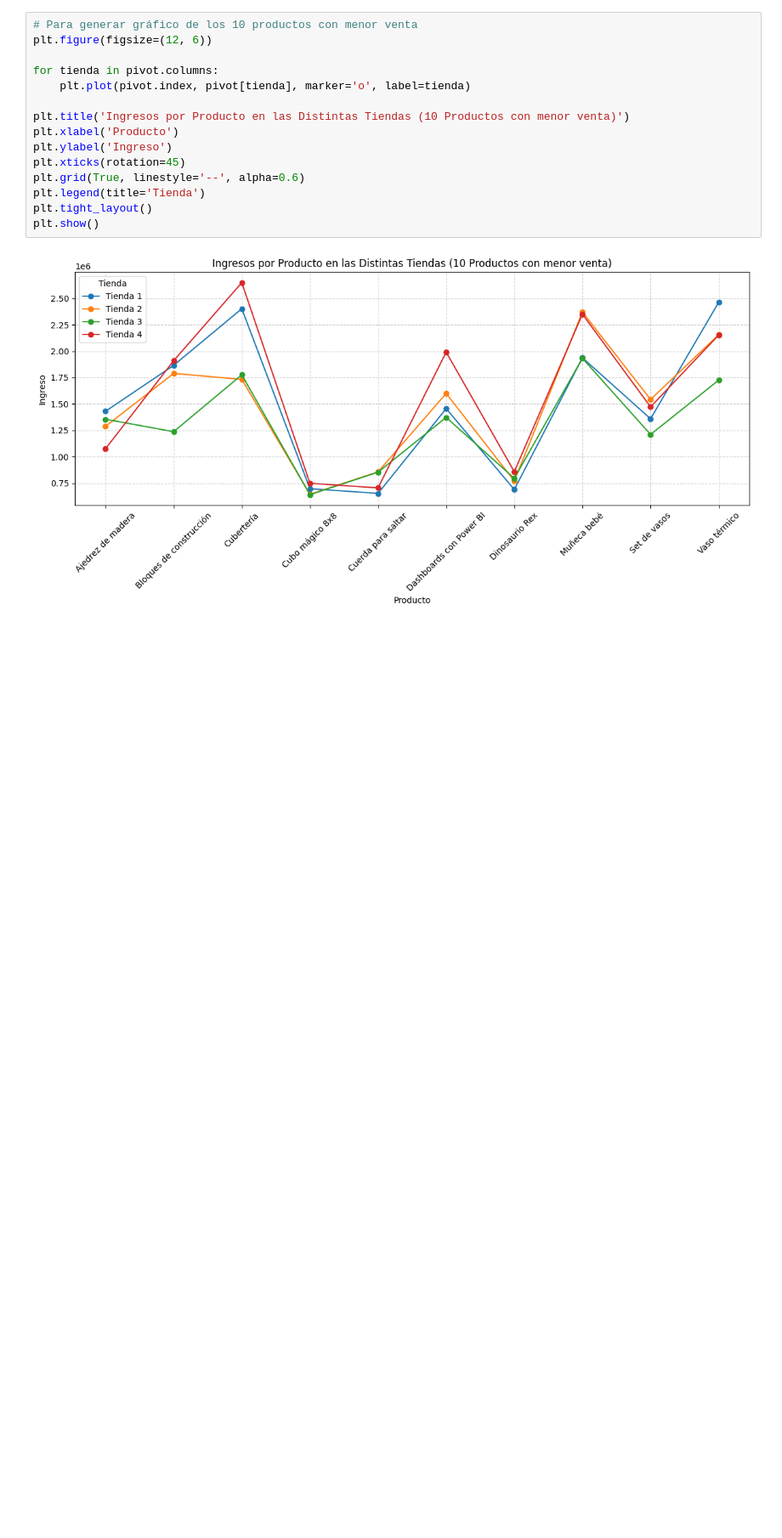
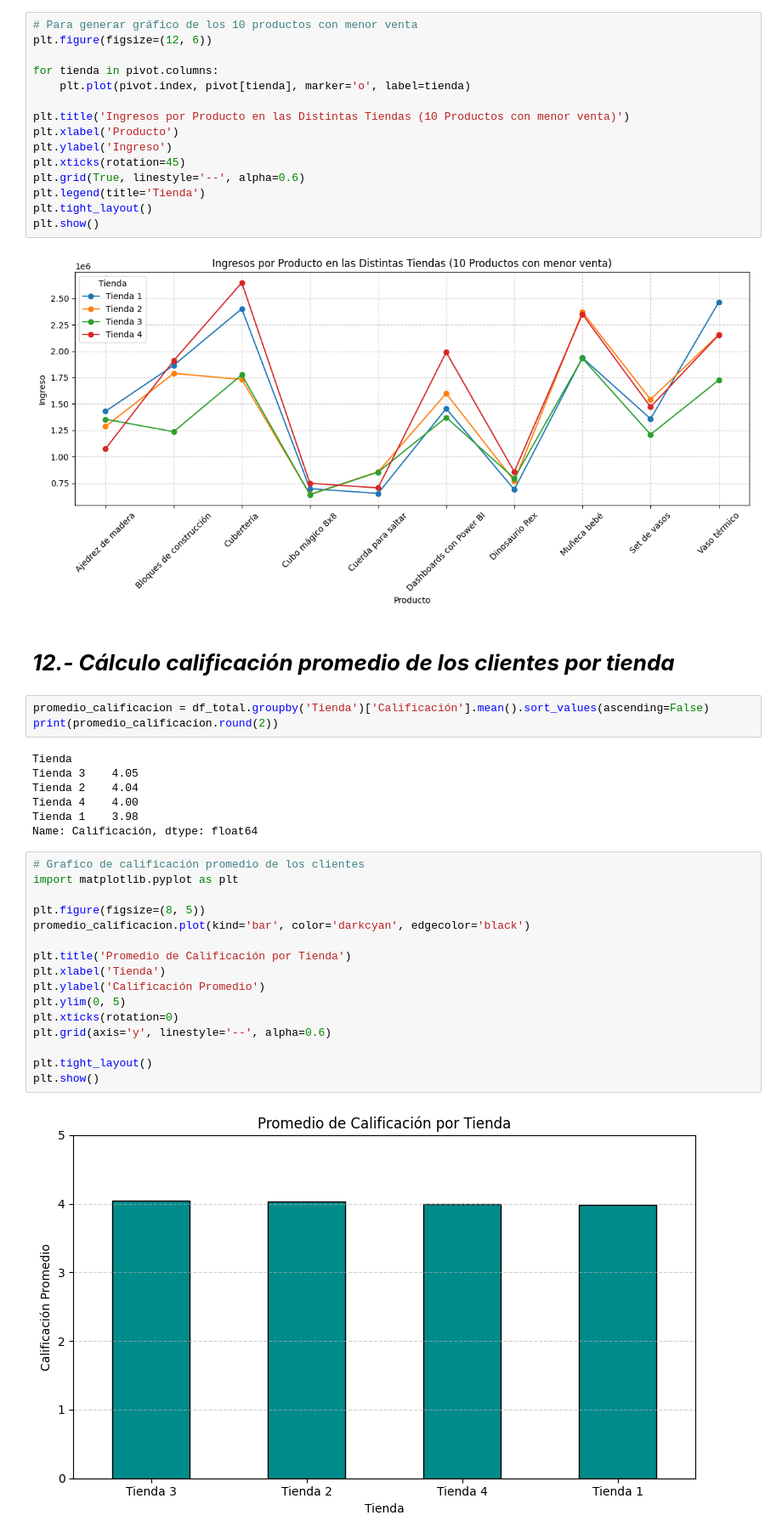
Before and after one commit to Mata-68/desafio_alura_store, a Jupyter notebook: DesafioAluraStoreLatam.ipynb, the cells around one changed output. Shown: that part at 85% size. Drawn from its saved outputs; the diff is of its cells as text; blank space fills up the shorter version.

```diff
--- a/DesafioAluraStoreLatam.ipynb
+++ b/DesafioAluraStoreLatam.ipynb
@@ -697,3 +697,33 @@ plt.tight_layout()
 plt.show()
 # %% [output]
 [figure]
+# %% [markdown]
+# ***12.-  Cálculo calificación promedio de los clientes por tienda***
+# %%
+promedio_calificacion = df_total.groupby('Tienda')['Calificación'].mean().sort_values(ascending=False)
+print(promedio_calificacion.round(2))
+# %% [output]
+Tienda
+Tienda 3    4.05
+Tienda 2    4.04
+Tienda 4    4.00
+Tienda 1    3.98
+Name: Calificación, dtype: float64
+# %%
+# Grafico de calificación promedio de los clientes
+import matplotlib.pyplot as plt
+
+plt.figure(figsize=(8, 5))
+promedio_calificacion.plot(kind='bar', color='darkcyan', edgecolor='black')
+
+plt.title('Promedio de Calificación por Tienda')
+plt.xlabel('Tienda')
+plt.ylabel('Calificación Promedio')
+plt.ylim(0, 5)
+plt.xticks(rotation=0)
+plt.grid(axis='y', linestyle='--', alpha=0.6)
+
+plt.tight_layout()
+plt.show()
+# %% [output]
+[figure, added]
```
Also changed, not shown: parts of 9 cells of this notebook.
